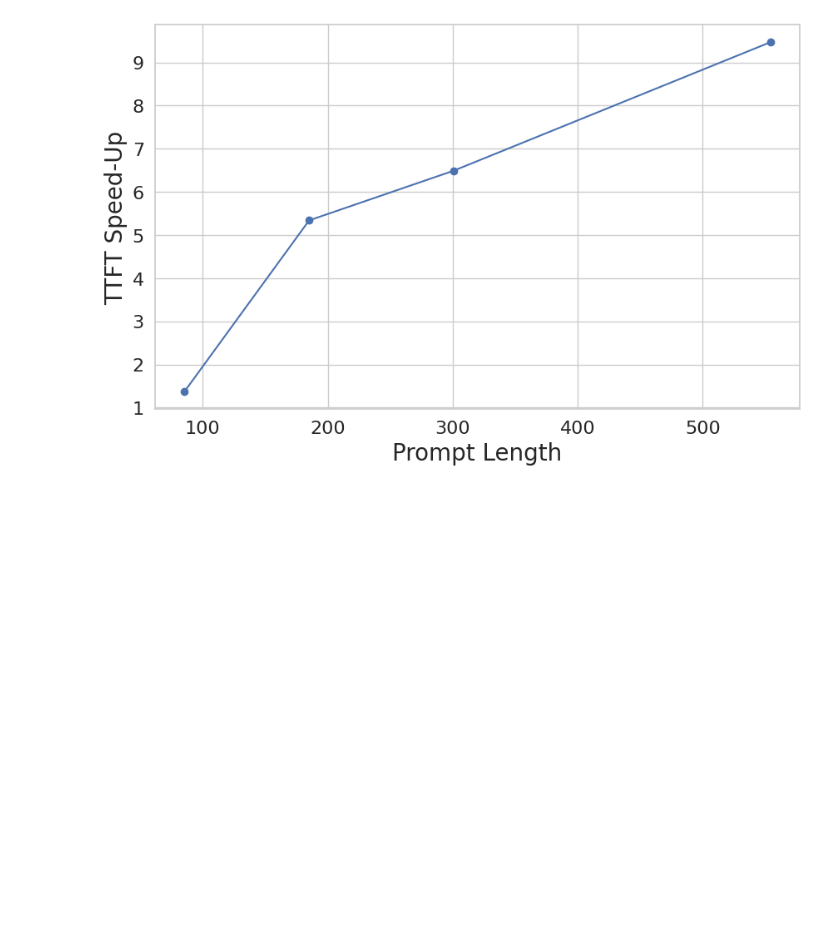
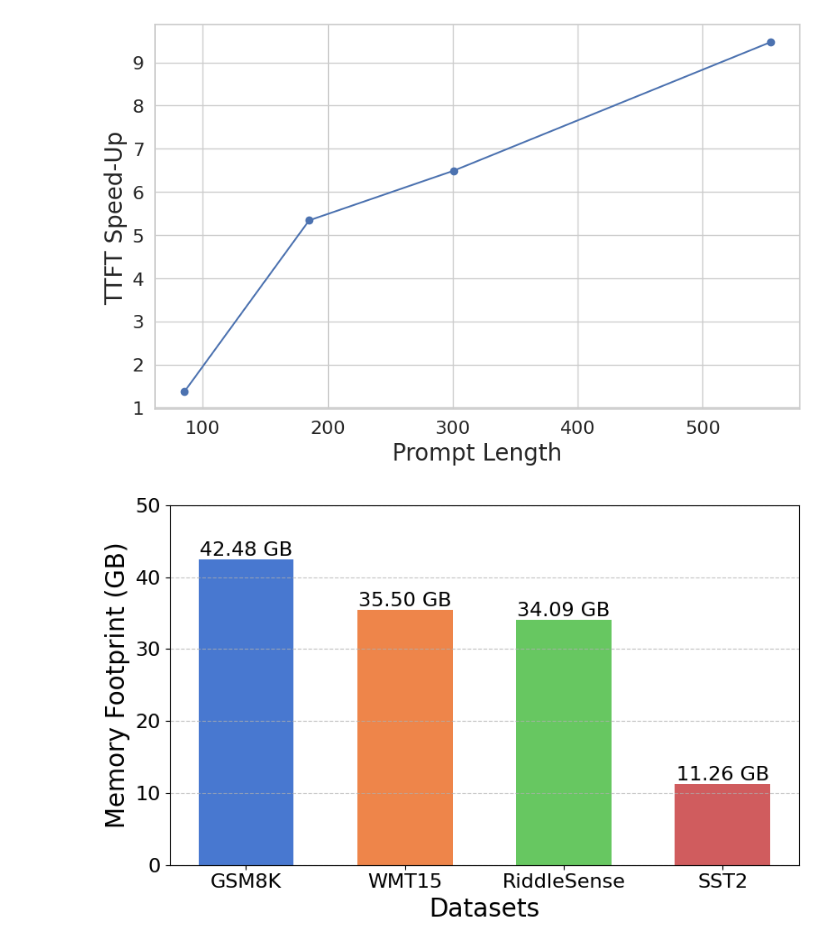
Before and after one commit to runamu/sysproj_icl_cache, a Jupyter notebook: dataset_analysis.ipynb, the cells around one changed output. Saved outputs shown, nothing was run; the diff lists cells and outputs as text; code cells hidden in the pictures; blank space fills up the shorter version.

```diff
--- a/dataset_analysis.ipynb
+++ b/dataset_analysis.ipynb
@@ -554,0 +597,34 @@ plt.show()
+# %%
+import matplotlib.pyplot as plt
+
+# Data for memory footprints
+datasets = ["GSM8K", "WMT15", "RiddleSense", "SST2", ]
+memory_footprints = [42.485, 35.5, 34.091, 11.255, ]
+colors1 = ['#4878d0', '#ee854a', '#67c761', '#d05c5e']  # Original colors (blue, orange, green)
+
+# Create the figure
+plt.figure(figsize=(8, 5))
+
+# Bar chart
+plt.bar(datasets, memory_footprints, width=0.6, color=colors1)
+
+# Adding labels and title
+# plt.title("Memory Footprint by Dataset", fontsize=20)
+plt.xlabel("Datasets", fontsize=20)
+plt.ylabel("Memory Footprint (GB)", fontsize=20)
+plt.xticks(fontsize=16)
+plt.yticks(fontsize=16)
+plt.ylim(0, 50)
+
+# Adding value annotations
+for i, value in enumerate(memory_footprints):
+    plt.text(i, value + 0.5, f"{value:.2f} GB", ha='center', fontsize=16)
+
+# Display grid for better readability
+plt.grid(axis='y', linestyle='--', alpha=0.7)
+
+# Show the plot
+plt.tight_layout()
+plt.show()
+# %% [output]
+[figure, added]
```
Also changed, not shown: parts of 2 cells of this notebook, 1 other file.
